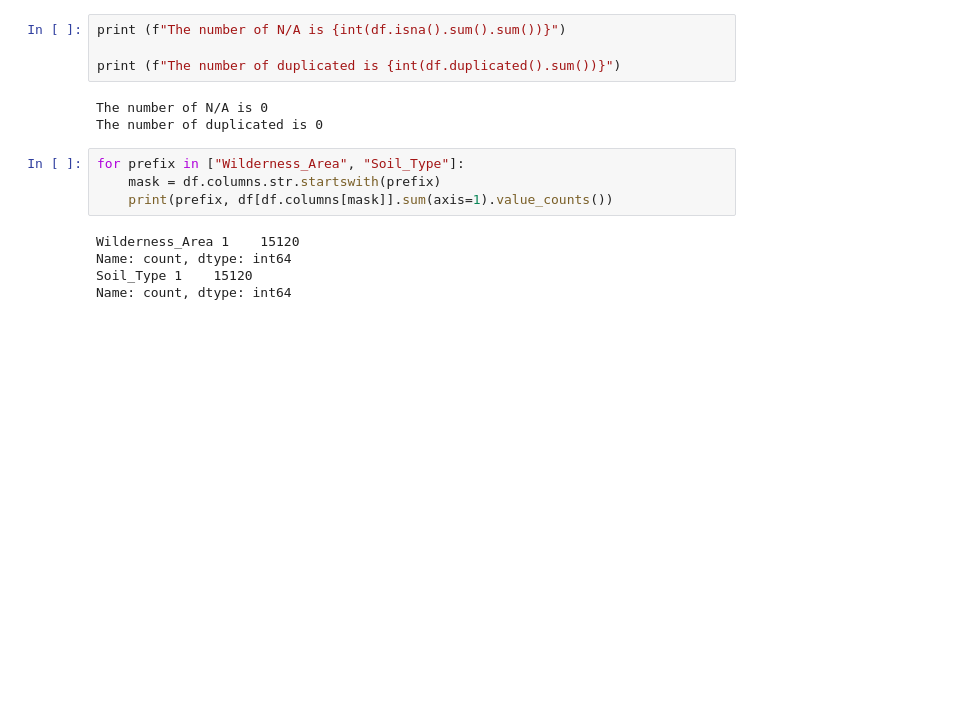
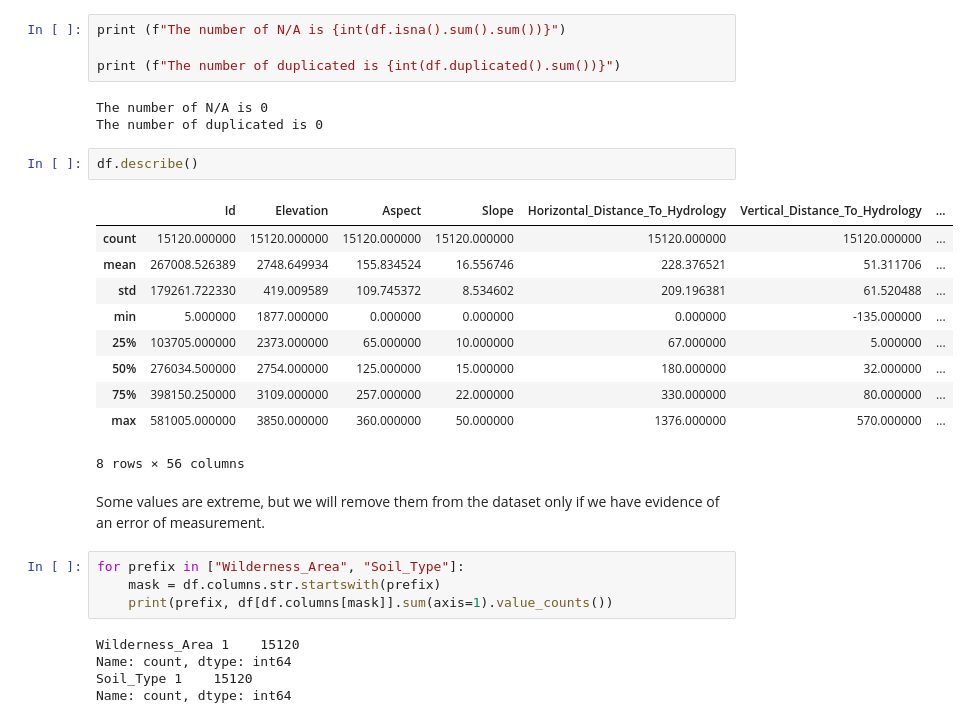
Before and after one commit to Arnaud11000/Projet-XHEC, a Jupyter notebook: forest-covertype-ml/notebooks/01_exploratory_analysis.ipynb, the cells around one changed output. Saved outputs shown, nothing was run; the diff lists cells and outputs as text; blank space fills up the shorter version.

```diff
--- a/forest-covertype-ml/notebooks/01_exploratory_analysis.ipynb
+++ b/forest-covertype-ml/notebooks/01_exploratory_analysis.ipynb
@@ -71,6 +71,21 @@ print (f"The number of duplicated is {int(df.duplicated().sum())}")
 # %% [output]
 The number of N/A is 0
 The number of duplicated is 0
+# %%
+df.describe()
+# %% [output]
+|  | Id | Elevation | Aspect | Slope | Horizontal_Distance_To_Hydrology | Vertical_Distance_To_Hydrology | ... |
+| count | 15120.000000 | 15120.000000 | 15120.000000 | 15120.000000 | 15120.000000 | 15120.000000 | ... |
+| mean | 267008.526389 | 2748.649934 | 155.834524 | 16.556746 | 228.376521 | 51.311706 | ... |
+| std | 179261.722330 | 419.009589 | 109.745372 | 8.534602 | 209.196381 | 61.520488 | ... |
+| min | 5.000000 | 1877.000000 | 0.000000 | 0.000000 | 0.000000 | -135.000000 | ... |
+| 25% | 103705.000000 | 2373.000000 | 65.000000 | 10.000000 | 67.000000 | 5.000000 | ... |
+| 50% | 276034.500000 | 2754.000000 | 125.000000 | 15.000000 | 180.000000 | 32.000000 | ... |
+| 75% | 398150.250000 | 3109.000000 | 257.000000 | 22.000000 | 330.000000 | 80.000000 | ... |
+| max | 581005.000000 | 3850.000000 | 360.000000 | 50.000000 | 1376.000000 | 570.000000 | ... |
+8 rows × 56 columns
+# %% [markdown]
+Some values are extreme, but we will remove them from the dataset only if we have evidence of an error of measurement.
 # %%
 for prefix in ["Wilderness_Area", "Soil_Type"]:
     mask = df.columns.str.startswith(prefix)
```
Also changed, not shown: parts of 1 cell of this notebook, 3 other files.
